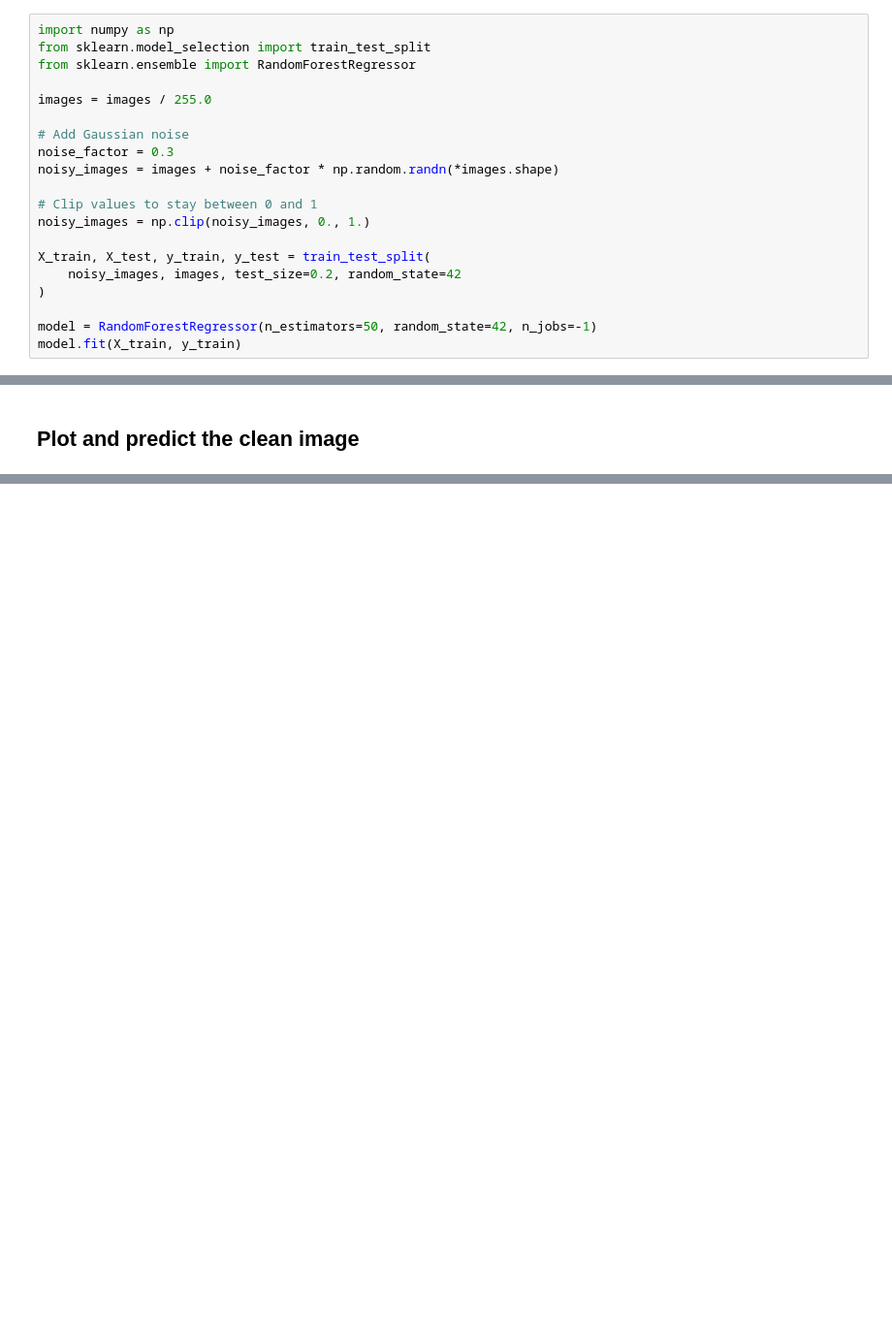
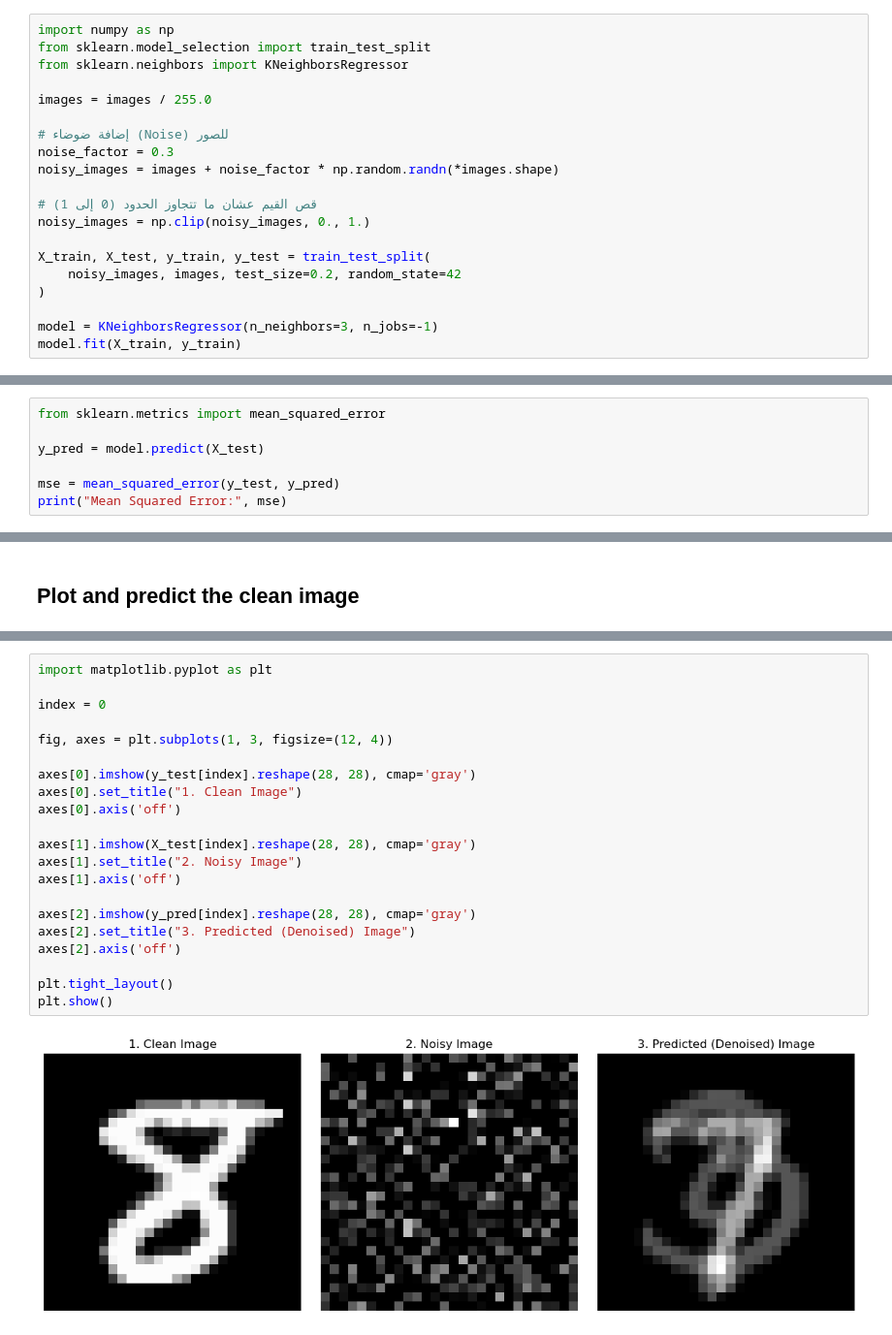
Before and after one commit to AI-jan-apr/ml-challenge-Hussam-Haddadi, a Jupyter notebook: Task 2.ipynb, the cells around one changed output, grey strips where cells are left out. Shown at 97% size. Drawn from its saved outputs; the diff is of its cells as text; blank space fills up the shorter version.

```diff
--- a/Task 2.ipynb
+++ b/Task 2.ipynb
@@ -10,20 +17,20 @@ images = np.asarray(data.data)
 # %%
 import numpy as np
 from sklearn.model_selection import train_test_split
-from sklearn.ensemble import RandomForestRegressor
+from sklearn.neighbors import KNeighborsRegressor
 
 images = images / 255.0
 
-# Add Gaussian noise
+# إضافة ضوضاء (Noise) للصور
 noise_factor = 0.3
 noisy_images = images + noise_factor * np.random.randn(*images.shape)
 
-# Clip values to stay between 0 and 1
+# قص القيم عشان ما تتجاوز الحدود (0 إلى 1)
 noisy_images = np.clip(noisy_images, 0., 1.)
 
 X_train, X_test, y_train, y_test = train_test_split(
     noisy_images, images, test_size=0.2, random_state=42
 )
 
-model = RandomForestRegressor(n_estimators=50, random_state=42, n_jobs=-1)
+model = KNeighborsRegressor(n_neighbors=3, n_jobs=-1)
 model.fit(X_train, y_train)
@@ -31,0 +45,7 @@ model.fit(X_train, y_train)
+# %%
+from sklearn.metrics import mean_squared_error
+
+y_pred = model.predict(X_test)
+
+mse = mean_squared_error(y_test, y_pred)
+print("Mean Squared Error:", mse)
@@ -33,0 +60,23 @@ model.fit(X_train, y_train)
+# %%
+import matplotlib.pyplot as plt
+
+index = 0
+
+fig, axes = plt.subplots(1, 3, figsize=(12, 4))
+
+axes[0].imshow(y_test[index].reshape(28, 28), cmap='gray')
+axes[0].set_title("1. Clean Image")
+axes[0].axis('off')
+
+axes[1].imshow(X_test[index].reshape(28, 28), cmap='gray')
+axes[1].set_title("2. Noisy Image")
+axes[1].axis('off')
+
+axes[2].imshow(y_pred[index].reshape(28, 28), cmap='gray')
+axes[2].set_title("3. Predicted (Denoised) Image")
+axes[2].axis('off')
+
+plt.tight_layout()
+plt.show()
+# %% [output]
+[figure, added]
```
Also changed, not shown: parts of 7 cells of this notebook, 1 other file.
